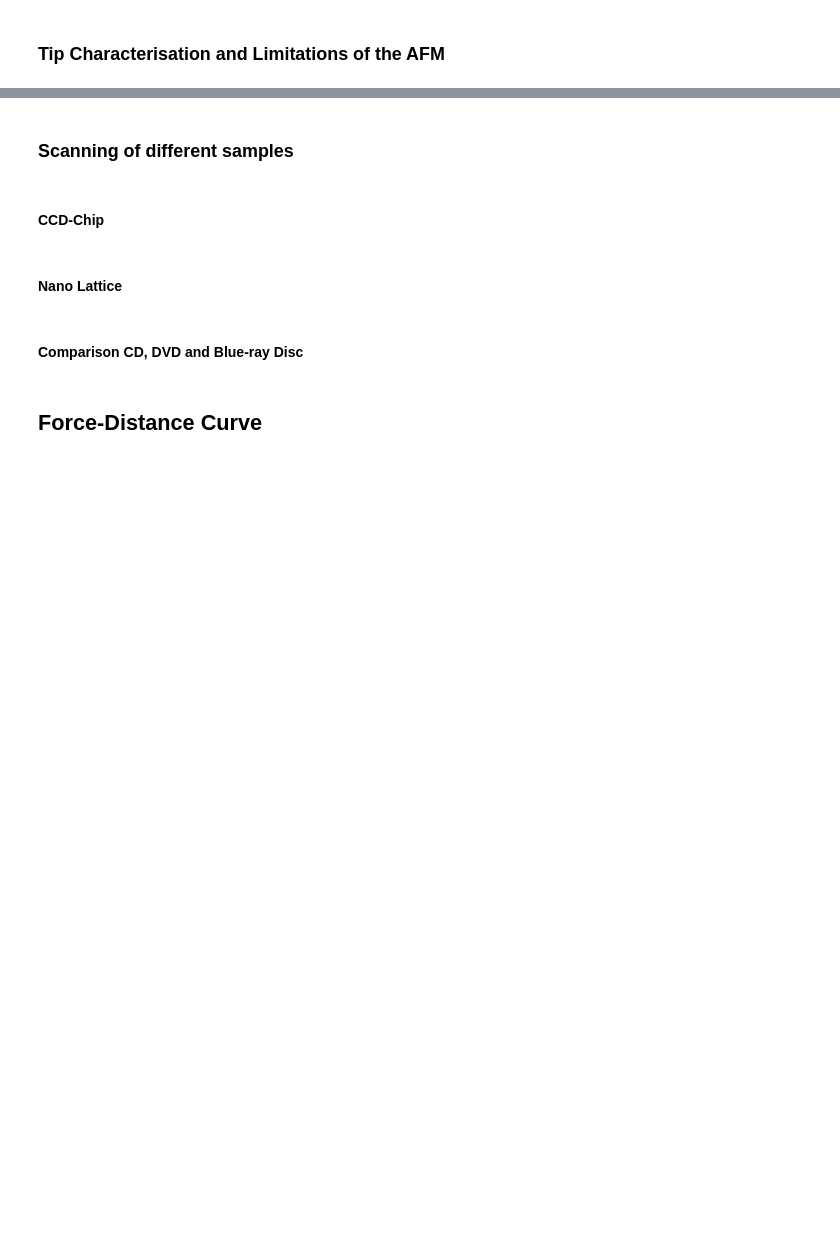
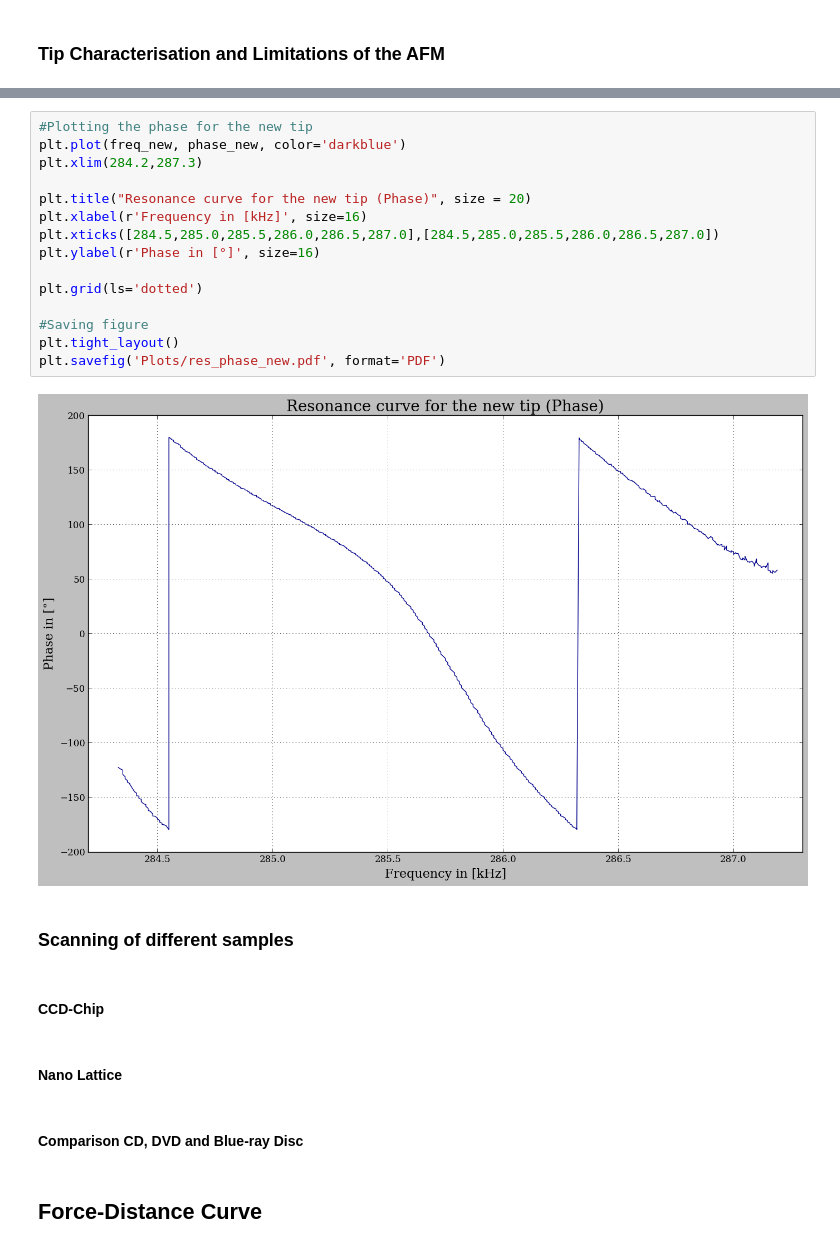
Before and after one commit to mathieukaltschmidt/FP-physics-lab-course, a Jupyter notebook: F29 Atomic Force Microscopy/Python/F29.ipynb, the cells around one changed output, grey strips where cells are left out. Saved outputs shown, nothing was run; the diff lists cells and outputs as text; blank space fills up the shorter version.

```diff
--- a/F29 Atomic Force Microscopy/Python/F29.ipynb
+++ b/F29 Atomic Force Microscopy/Python/F29.ipynb
@@ -26,3 +119,20 @@ plt.rcParams['errorbar.capsize']=2
+# %%
+#Plotting the phase for the new tip
+plt.plot(freq_new, phase_new, color='darkblue')
+plt.xlim(284.2,287.3)
+
+plt.title("Resonance curve for the new tip (Phase)", size = 20)
+plt.xlabel(r'Frequency in [kHz]', size=16)
+plt.xticks([284.5,285.0,285.5,286.0,286.5,287.0],[284.5,285.0,285.5,286.0,286.5,287.0])
+plt.ylabel(r'Phase in [°]', size=16)
+
+plt.grid(ls='dotted')
+
+#Saving figure
+plt.tight_layout()
+plt.savefig('Plots/res_phase_new.pdf', format='PDF')
+# %% [output]
+[figure, added]
 # %% [markdown]
 ### Scanning of different samples
 # %% [markdown]
```
Also changed, not shown: parts of 14 cells of this notebook, 58 other files.
